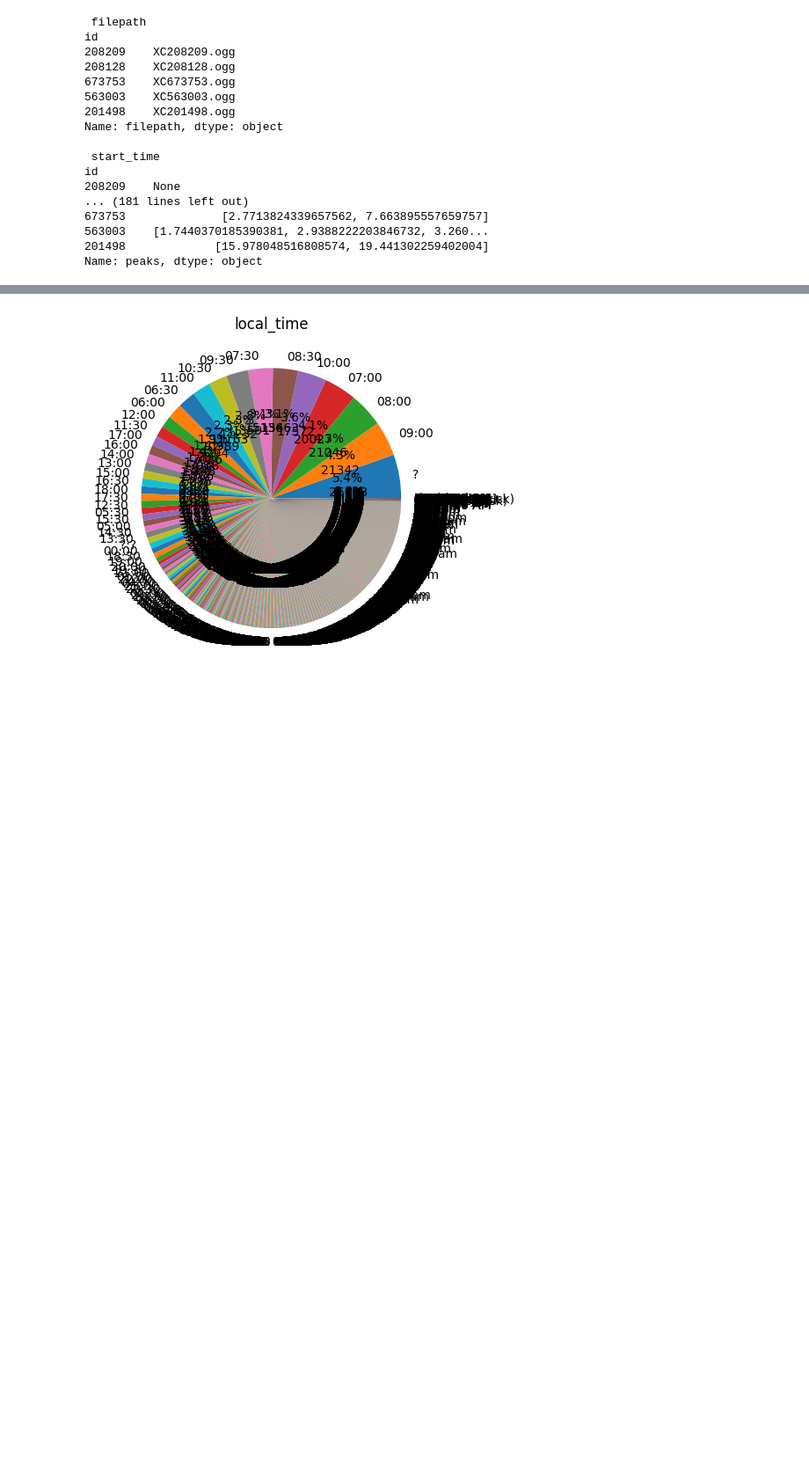
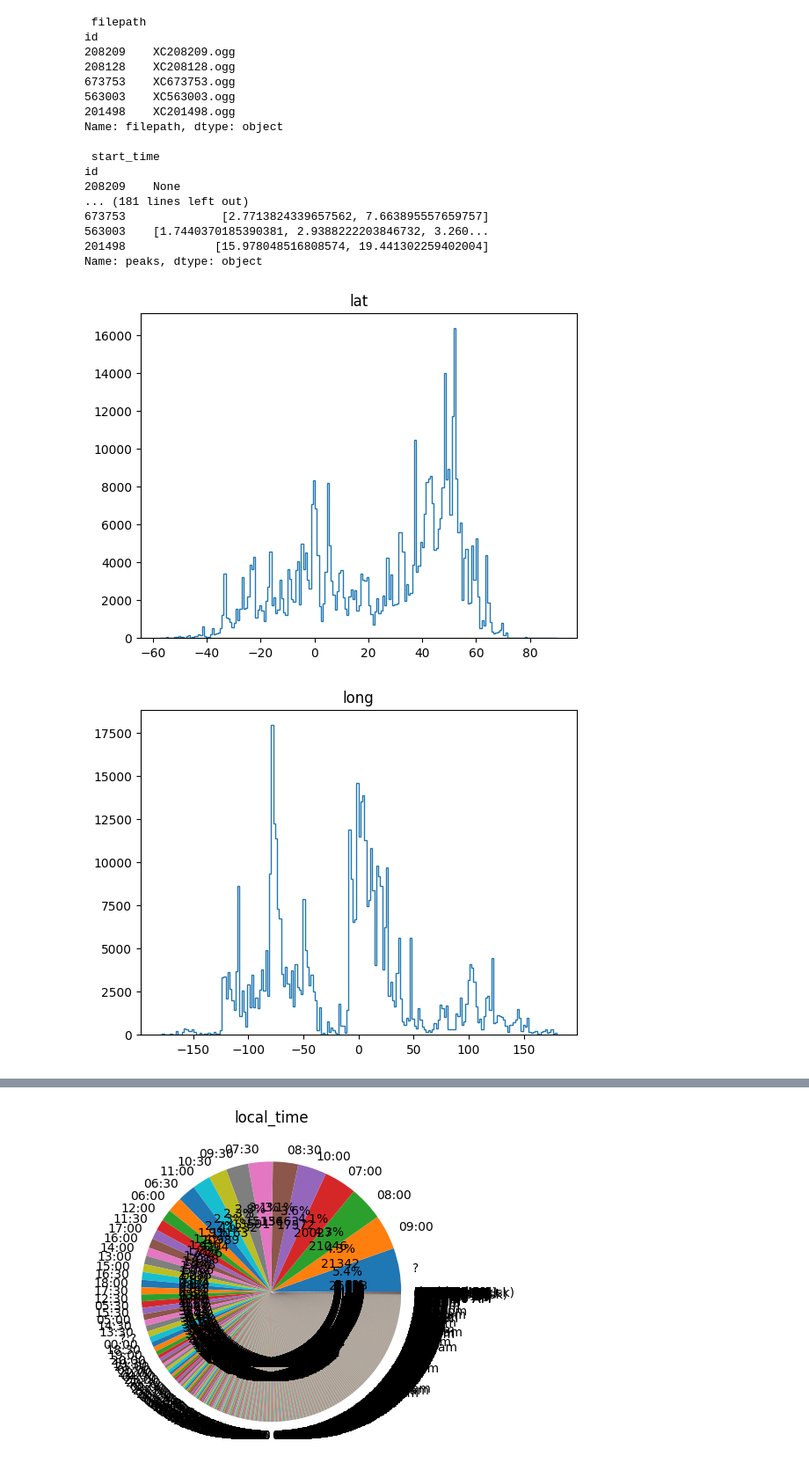
Before and after one commit to KlaraGtknst/sound-separation, a Jupyter notebook: data_preprocessing/load_data.ipynb, the cells around one changed output, grey strips where cells are left out. Shown: that part at 88% size. Cells and saved outputs as stored; diff of their text form; code cells hidden in the pictures; blank space fills up the shorter version.

```diff
--- a/data_preprocessing/load_data.ipynb
+++ b/data_preprocessing/load_data.ipynb
@@ -191,6 +191,13 @@ discrete_cols = ['local_time', 'ebird_code', 'quality', 'start_time', 'end_time'
 import matplotlib.pyplot as plt
 import numpy as np
 img_path = '/'.join(os.path.abspath(os.getcwd()).split('/')[:-1]) + '/plots/'
-# %%
-counts, bins = np.histogram(x)
-plt.stairs(counts, bins)
+# %%
+for col in continous_cols:
+    counts, bins = np.histogram(xcl_info[col].dropna(inplace=False), bins=200)
+    plt.stairs(counts, bins)
+    plt.title(col)
+    plt.savefig(img_path + col + '.png')
+    plt.show()
+# %% [output]
+[figure, added]
+[figure, added]
```
Also changed, not shown: parts of 1 cell of this notebook.
